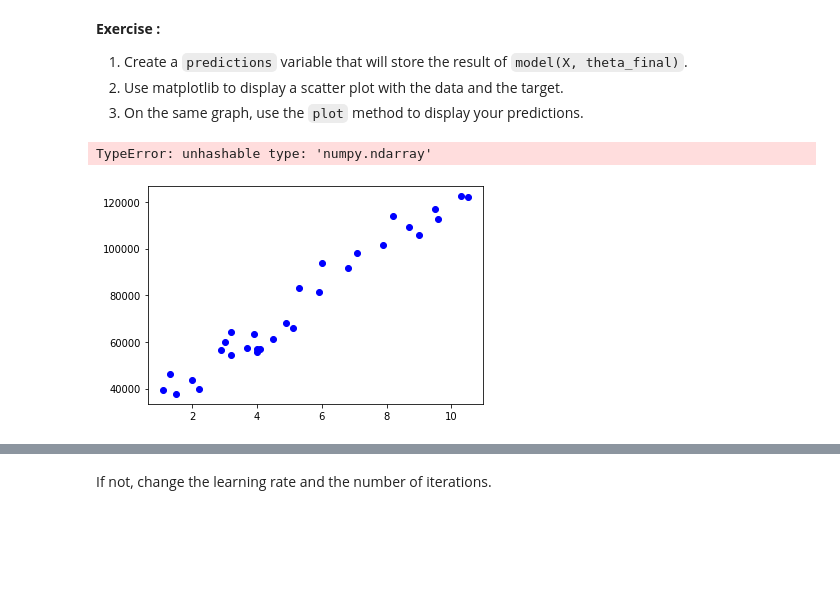
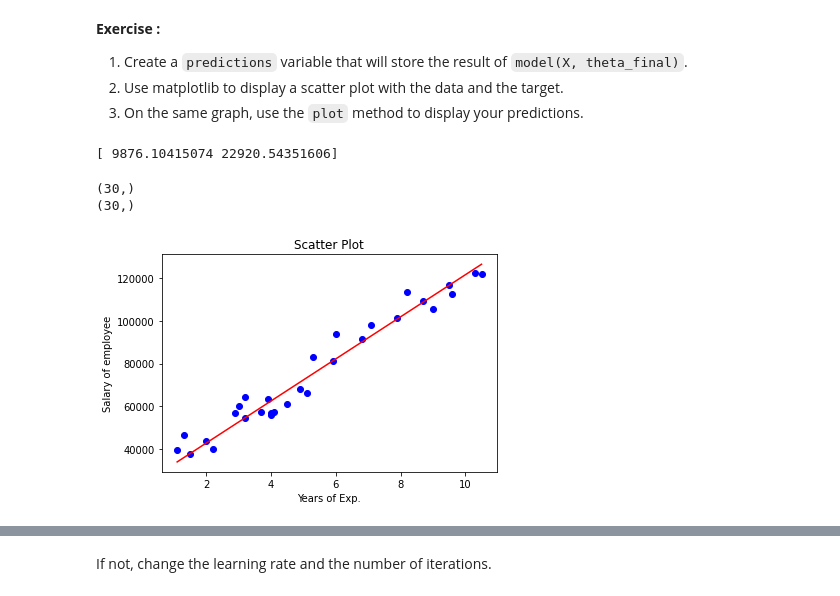
Before and after one commit to HavvaEb/Machine_Learning_exercise, a Jupyter notebook: 4.machine_learning/1.Regression/02-Simple_linear_regression_from_scratch.ipynb, the cells around one changed output, grey strips where cells are left out. Cells and saved outputs as stored; diff of their text form; code cells hidden in the pictures; blank space fills up the shorter version.

```diff
--- a/4.machine_learning/1.Regression/02-Simple_linear_regression_from_scratch.ipynb
+++ b/4.machine_learning/1.Regression/02-Simple_linear_regression_from_scratch.ipynb
@@ -388,26 +413,33 @@ theta_final, cost_history = gradient_descent(X, y, theta, learning_rate, n_itera
 3. On the same graph, use the `plot` method to display your predictions.
 # %%
 predictions = model(X, theta_final)
+# %%
+print(theta_final)
+# %% [output]
+[ 9876.10415074 22920.54351606]
 # %%
 
 
 import matplotlib.pyplot as plt
 ax = plt.gca()
 X1 = np.array(df.YearsExperience)
+print(X1.shape)
 y_target= np.array(df.Salary)
 plt.scatter(X1, y_target, color="blue")
 #plt.scatter(X1, y_target, data=predictions,color='r')
-
-plt.plot(X1, y_target, data=predictions, color='red')
+y_pred = theta_final[0]*X1 + theta_final[1]
+print(y_pred.shape)
+plt.plot(X1, y_pred, color='red')
 #plt.plot(predictions)
 plt.title("Scatter Plot")
 plt.xlabel("Years of Exp.")
 plt.ylabel("Salary of employee")
 plt.show()
 #plt.scatter(X, y)
 # %% [output]
-TypeError: unhashable type: 'numpy.ndarray'
+(30,)
+(30,)
-[figure, old version]
+[figure, new version]
 # %% [markdown]
 You should have something like this.
 ![](./assets/final_theta.png)
```
Also changed, not shown: parts of 3 cells of this notebook.
